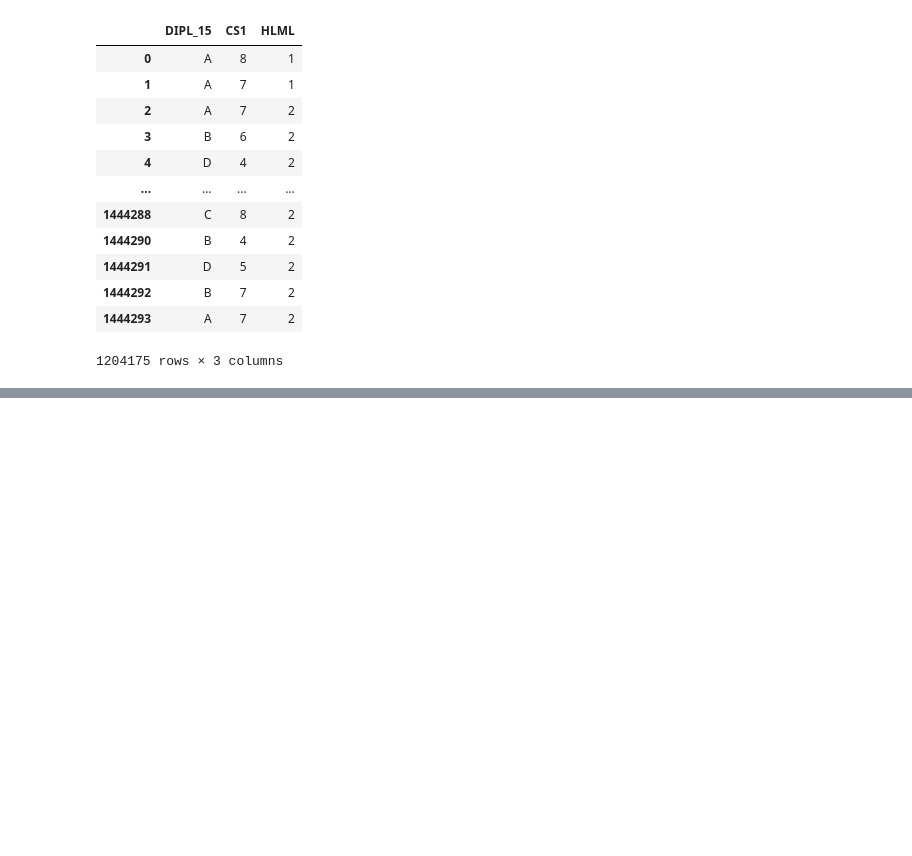
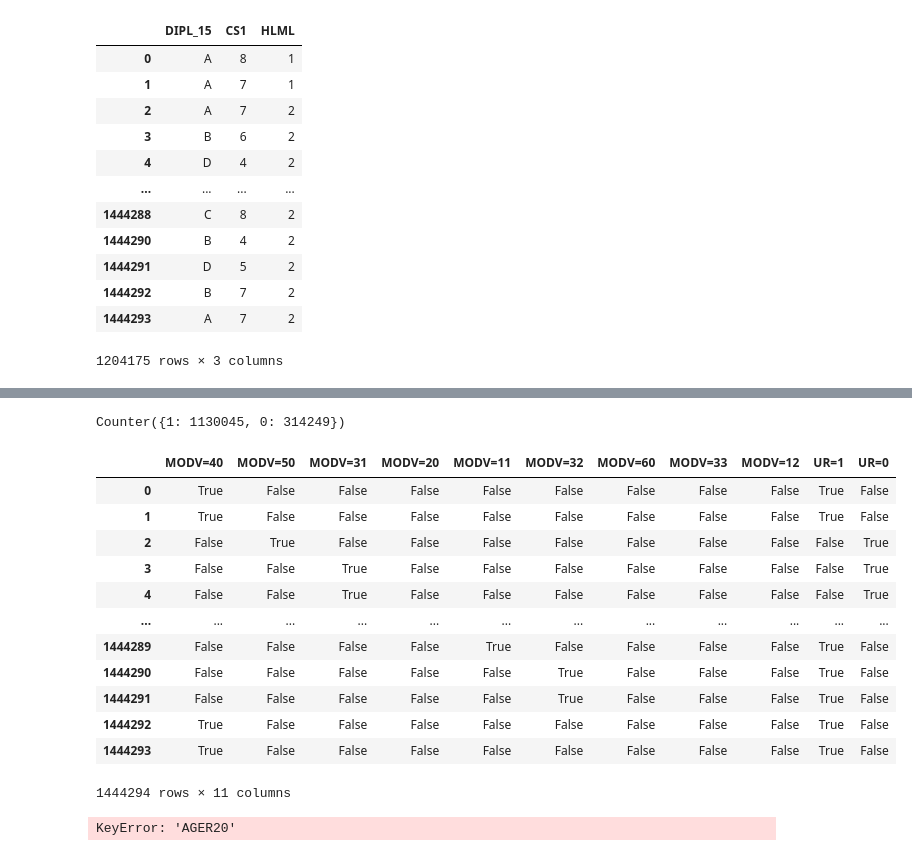
Before and after one commit to PiCindy/Data-mining, a Jupyter notebook: code/project.ipynb, the cells around one changed output, grey strips where cells are left out. Drawn from its saved outputs; the diff is of its cells as text; code cells hidden in the pictures; blank space fills up the shorter version.

```diff
--- a/code/project.ipynb
+++ b/code/project.ipynb
@@ -565,0 +992,2 @@ with open('../closures/closures_q2.json', 'w') as f:
+# %%
+df = our_data[['MODV', 'UR']]
@@ -565,0 +1010,4 @@ with open('../closures/closures_q2.json', 'w') as f:
+# %%
+#df['AGER20'] = np.array([int(x) for x in df['AGER20']])
+df['MODV'] = np.array([int(x) for x in df['MODV']])
+df['UR'] = np.array([int(x) for x in df['UR']])
@@ -565,0 +1060,2 @@ with open('../closures/closures_q2.json', 'w') as f:
+# %%
+df = remove_zs(df, 'MODV', 70)
@@ -565,0 +1074,26 @@ with open('../closures/closures_q2.json', 'w') as f:
+# %%
+Counter(df['UR'])
+# %% [output]
+Counter({1: 1130045, 0: 314249})
+# %%
+df_scaled = scaling_nominal(scaling_nominal(df, 'MODV'), 'UR')
+# %%
+df_scaled
+# %% [output]
+|  | MODV=40 | MODV=50 | MODV=31 | MODV=20 | MODV=11 | MODV=32 | MODV=60 | MODV=33 | MODV=12 | UR=1 | UR=0 |
+| 0 | True | False | False | False | False | False | False | False | False | True | False |
+| 1 | True | False | False | False | False | False | False | False | False | True | False |
+| 2 | False | True | False | False | False | False | False | False | False | False | True |
+| 3 | False | False | True | False | False | False | False | False | False | False | True |
+| 4 | False | False | True | False | False | False | False | False | False | False | True |
+| ... | ... | ... | ... | ... | ... | ... | ... | ... | ... | ... | ... |
+| 1444289 | False | False | False | False | True | False | False | False | False | True | False |
+| 1444290 | False | False | False | False | False | True | False | False | False | True | False |
+| 1444291 | False | False | False | False | False | True | False | False | False | True | False |
+| 1444292 | True | False | False | False | False | False | False | False | False | True | False |
+| 1444293 | True | False | False | False | False | False | False | False | False | True | False |
+1444294 rows × 11 columns
+# %%
+df[df['AGER20']==14]
+# %% [output]
+KeyError: 'AGER20'
```
Also changed, not shown: parts of 125 cells of this notebook.
